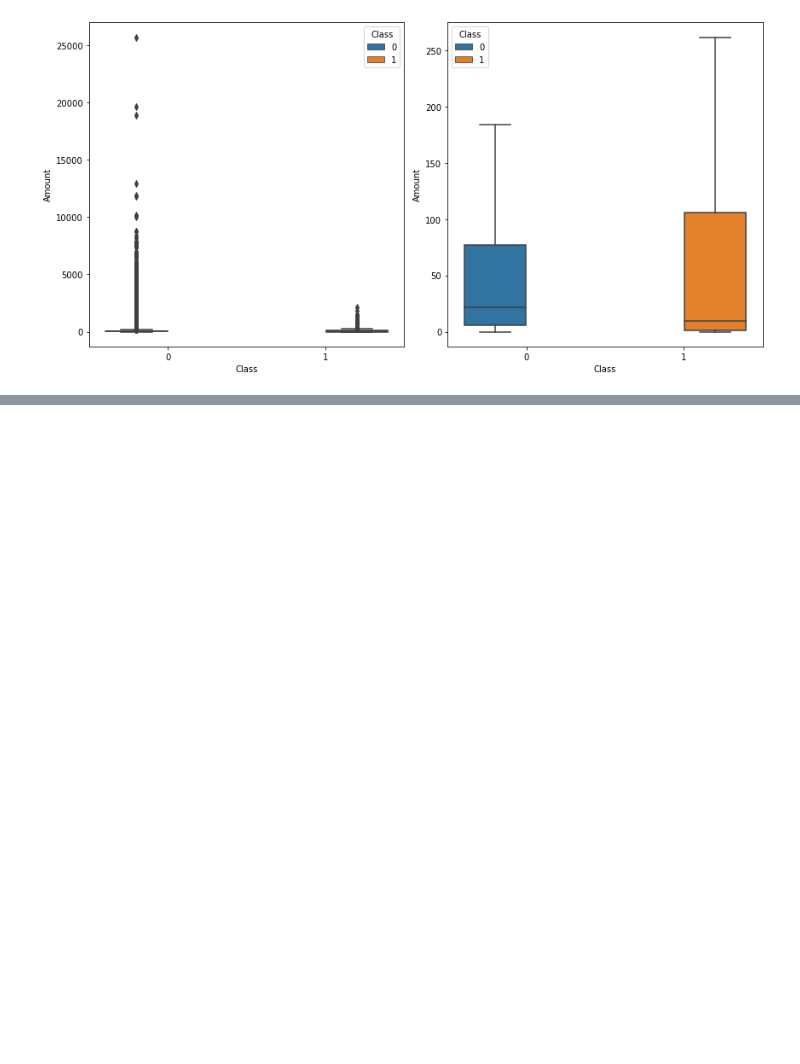
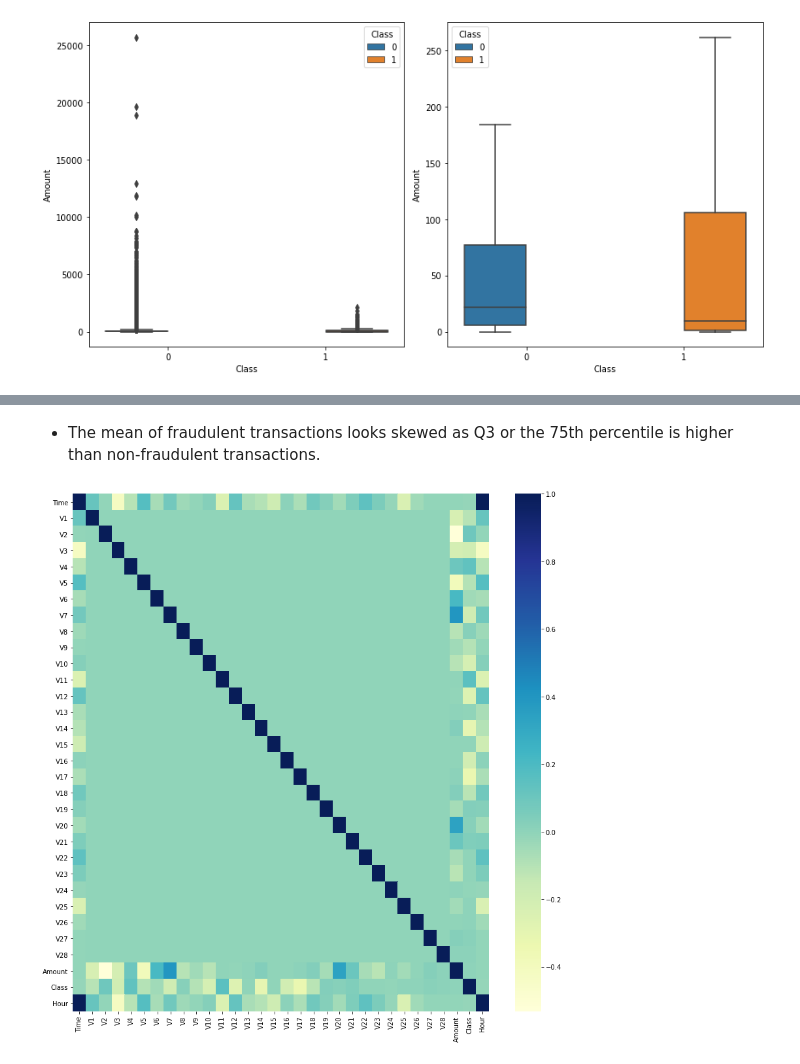
Before and after one commit to sneharth/Data-Science, a Jupyter notebook: Credit Card Fraud Detection/Credit Card Fraud Detection.ipynb, the cells around one changed output, grey strips where cells are left out. Saved outputs shown, nothing was run; the diff lists cells and outputs as text; code cells hidden in the pictures; blank space fills up the shorter version.

```diff
--- a/Credit Card Fraud Detection/Credit Card Fraud Detection.ipynb
+++ b/Credit Card Fraud Detection/Credit Card Fraud Detection.ipynb
@@ -171,0 +186,8 @@ plt.show ( )
+# %% [markdown]
+- The mean of fraudulent transactions looks skewed as Q3 or the 75th percentile is higher than non-fraudulent transactions.
+# %%
+f , ax = plt.subplots ( figsize = ( 12 , 12 ) )
+sns.heatmap ( data.corr ( ) , annot = False , cmap = "YlGnBu" )
+plt.show ( )
+# %% [output]
+[figure, added]
```
Also changed, not shown: parts of 4 cells of this notebook.
